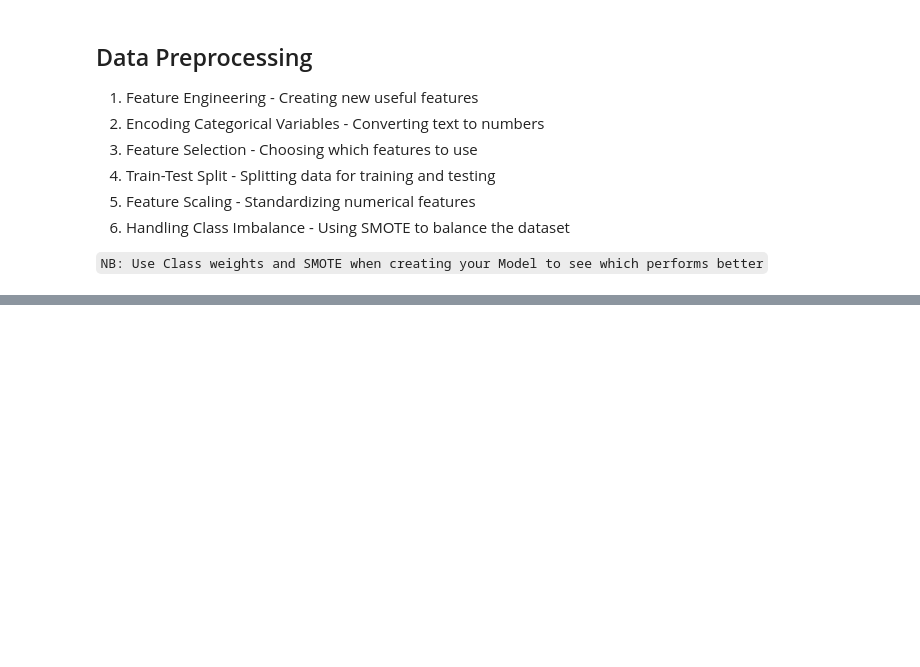
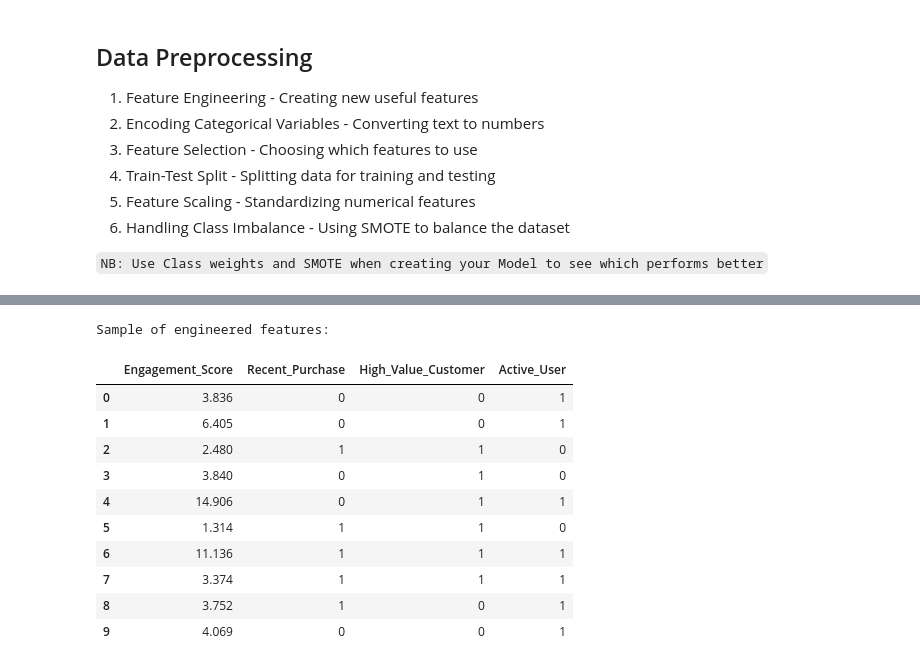
Before and after one commit to Olamilekanvic/E-commerce-Customer-Churn, a Jupyter notebook: churn_prediction.ipynb, the cells around one changed output, grey strips where cells are left out. Saved outputs shown, nothing was run; the diff lists cells and outputs as text; code cells hidden in the pictures; blank space fills up the shorter version.

```diff
--- a/churn_prediction.ipynb
+++ b/churn_prediction.ipynb
@@ -494,0 +493,6 @@ Top Negative Correlations (features that prevent churn):
+# %%
+# Create a copy for Processing to preserve cleaned data
+df_processed = df_cleaned.copy()
+
+print(f"Original shape: {df_processed.shape}")
+print(f"Original features: {df_processed.shape[1]}")
@@ -494,0 +588,13 @@ Top Negative Correlations (features that prevent churn):
+# %%
+# 4. Active User Flag
+# Binary flag: 1 if login frequency above 15 (threshold based on your data)
+
+login_threshold = df_cleaned['Login_Frequency'].median()  # This will be 11
+
+df_processed['Active_User'] = (
+    df_processed['Login_Frequency'] > login_threshold
+).astype(int)
+
+print(f"✓ Created: Active_User (threshold: {login_threshold})")
+print(f"  Active users (>11 logins): {df_processed['Active_User'].sum():,}")
+print(f"  Percentage: {(df_processed['Active_User'].sum() / len(df_processed)) * 100:.2f}%")
@@ -494,0 +605,20 @@ Top Negative Correlations (features that prevent churn):
+# %%
+# Summary of New Features
+
+new_features = [
+    'Engagement_Score',
+    'Recent_Purchase',
+    'High_Value_Customer',
+    'Active_User'
+]
+
+print("\n" + "="*60)
+print("FEATURE ENGINEERING SUMMARY")
+print("="*60)
+print(f"\nOriginal features: {df_cleaned.shape[1]}")
+print(f"New features created: {len(new_features)}")
+print(f"Total features now: {df_processed.shape[1]}")
+
+print("\nNew features:")
+for i, feature in enumerate(new_features, 1):
+    print(f"  {i}. {feature}")
@@ -494,0 +639,18 @@ Top Negative Correlations (features that prevent churn):
+# %%
+# Preview New Features
+
+print("\nSample of engineered features:")
+df_processed[new_features].head(10)
+# %% [output]
+Sample of engineered features:
+|  | Engagement_Score | Recent_Purchase | High_Value_Customer | Active_User |
+| 0 | 3.836 | 0 | 0 | 1 |
+| 1 | 6.405 | 0 | 0 | 1 |
+| 2 | 2.480 | 1 | 1 | 0 |
+| 3 | 3.840 | 0 | 1 | 0 |
+| 4 | 14.906 | 0 | 1 | 1 |
+| 5 | 1.314 | 1 | 1 | 0 |
+| 6 | 11.136 | 1 | 1 | 1 |
+| 7 | 3.374 | 1 | 1 | 1 |
+| 8 | 3.752 | 1 | 0 | 1 |
+| 9 | 4.069 | 0 | 0 | 1 |
```
Also changed, not shown: parts of 12 cells of this notebook.
